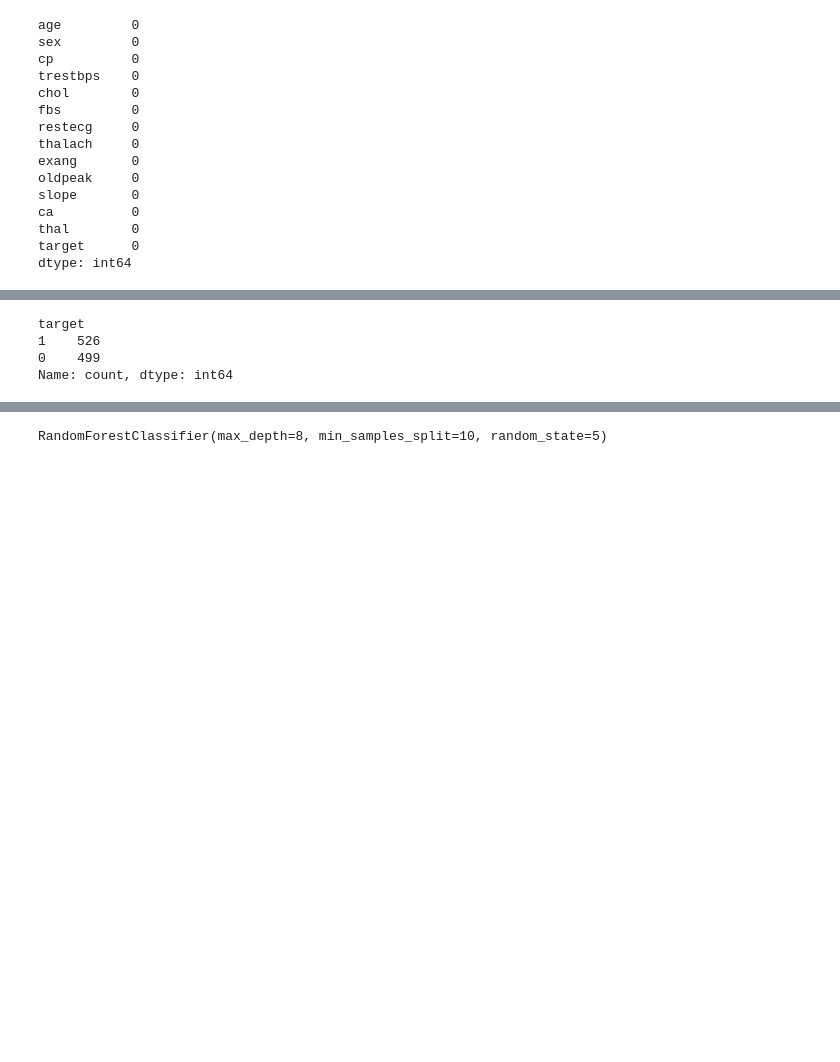
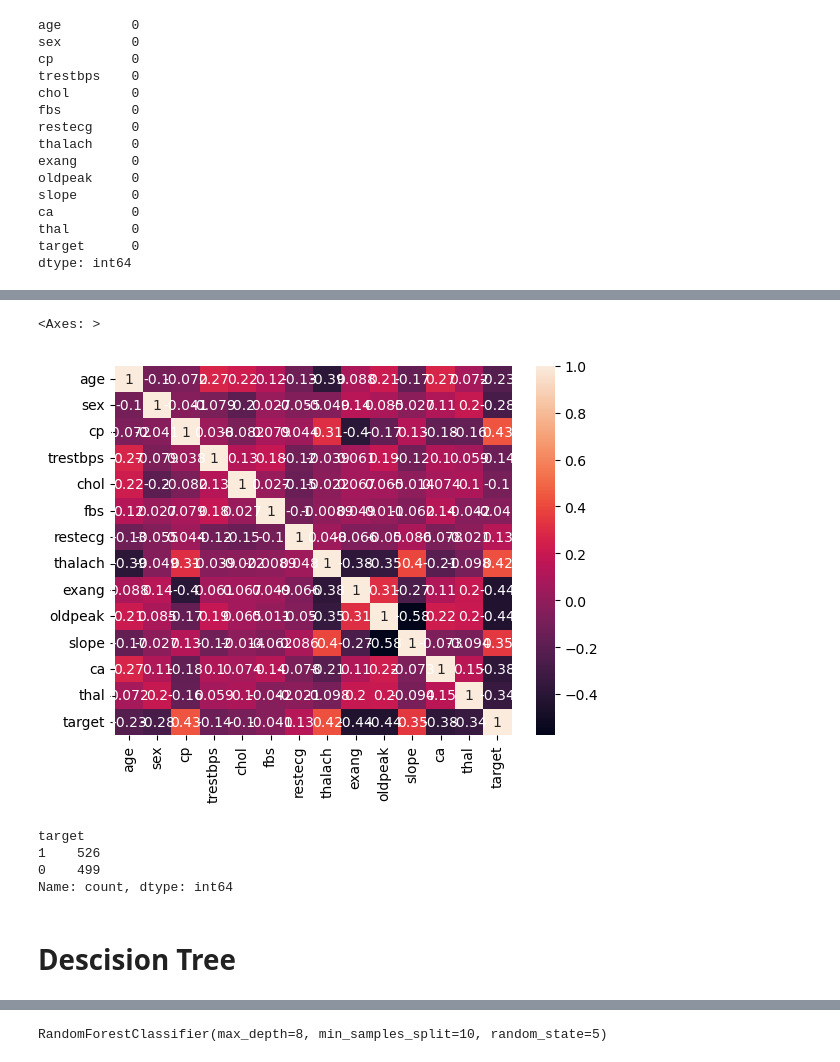
Before and after one commit to Kaustubh01/Heart-Disease-Predictor, a Jupyter notebook: hear_disease_predictor.ipynb, the cells around one changed output, grey strips where cells are left out. Saved outputs shown, nothing was run; the diff lists cells and outputs as text; code cells hidden in the pictures; blank space fills up the shorter version.

```diff
--- a/hear_disease_predictor.ipynb
+++ b/hear_disease_predictor.ipynb
@@ -54,3 +88,8 @@ dtype: int64
+# %%
+sns.heatmap(df.corr(),annot=True)
+# %% [output]
+<Axes: >
+[figure, added]
 # %%
 df['target'].value_counts()
 # %% [output]
@@ -64,3 +103,5 @@ y=df.iloc[:,-1]
 # %%
 from sklearn.model_selection import train_test_split
 X_train,X_test,y_train,y_test = train_test_split(X,y,random_state= 99)
+# %% [markdown]
+# Descision Tree
```
Also changed, not shown: parts of 10 cells of this notebook.
